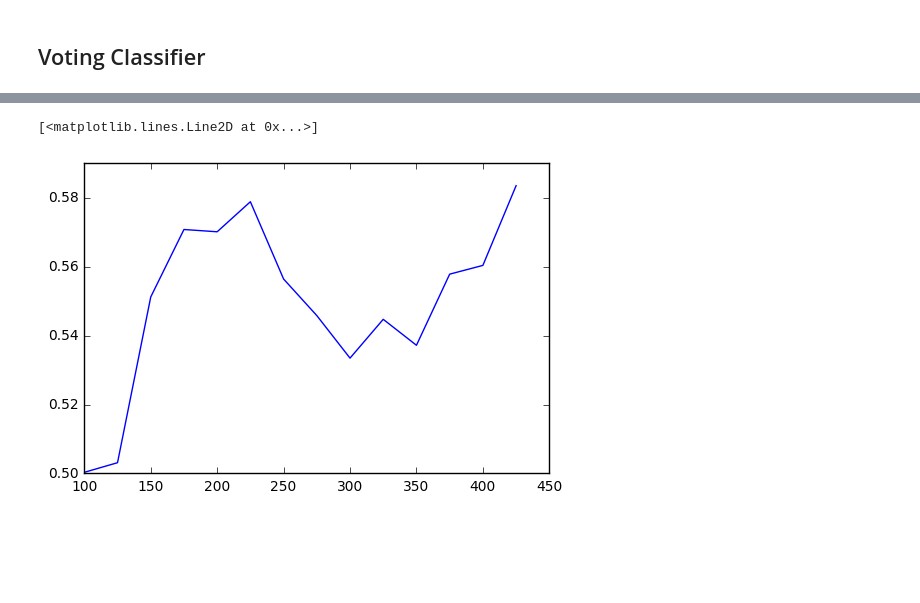
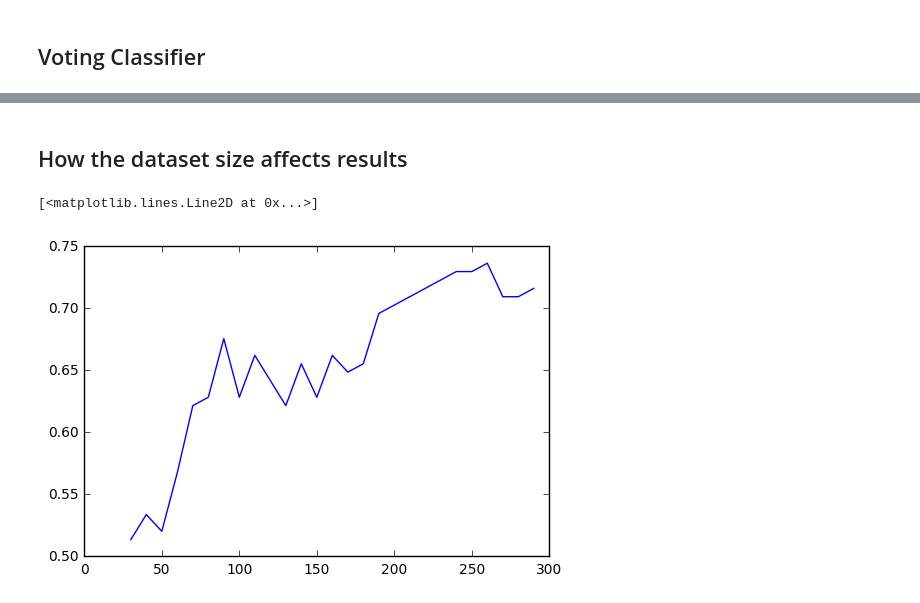
Before and after one commit to mbornstein/GithubRepoClassification, a Jupyter notebook: Classification Models.ipynb, the cells around one changed output, grey strips where cells are left out. Cells and saved outputs as stored; diff of their text form; code cells hidden in the pictures; blank space fills up the shorter version.

```diff
--- a/Classification Models.ipynb
+++ b/Classification Models.ipynb
@@ -261,12 +262,21 @@ Confusion matrix, without normalization
 # %% [markdown]
 ## Voting Classifier
 # %%
+from sklearn.pipeline import Pipeline
+from sklearn.preprocessing import MinMaxScaler, StandardScaler
+from sklearn.linear_model import LogisticRegression
 from sklearn.neural_network import MLPClassifier
+from sklearn.ensemble import GradientBoostingClassifier
 from sklearn.svm import SVC
 from sklearn.ensemble import RandomForestClassifier
 from sklearn.ensemble import VotingClassifier
 
-vc = VotingClassifier([('svc', SVC(C=20.0, random_state=1337)),
+std_logreg = Pipeline([
+    ('std', StandardScaler()),
+    ('log_reg', LogisticRegression(C=1.0, max_iter=1000, solver='lbfgs', multi_class='ovr', random_state=1337))
+])
+vc = VotingClassifier([('log', std_logreg),
+                       ('svc', SVC(C=20.0, random_state=1337)),
                       ('rf', RandomForestClassifier(n_estimators=100, random_state=1337)),
                       ('mlp', MLPClassifier(max_iter=20000, hidden_layer_sizes=(50, 20), random_state=1337, shuffle=False,
                                     learning_rate='adaptive')),
@@ -298,15 +331,19 @@ Confusion matrix, without normalization
+# %% [markdown]
+## How the dataset size affects results
 # %%
 from sklearn.svm import SVC
 from sklearn.model_selection import cross_val_score
 
 svm = SVC(C=20.0, random_state=None)
+svm = vc
 accuracies = []
 datasizes = []
-for datasize in range(100, len(X), 25):
+for datasize in range(30, len(X_train), 10):
     datasizes.append(datasize)
-    accuracies.append(cross_val_score(svm, X[:datasize], y[:datasize]).mean())
+    svm.fit(X_train[:datasize], y_train[:datasize])
+    accuracies.append(svm.score(X_test, y_test))
 
 plt.plot(datasizes, accuracies)
 # %% [output]
 [<matplotlib.lines.Line2D at 0x...>]
-[figure, old version]
+[figure, new version]
```
Also changed, not shown: parts of 12 cells of this notebook, 3 other files.
